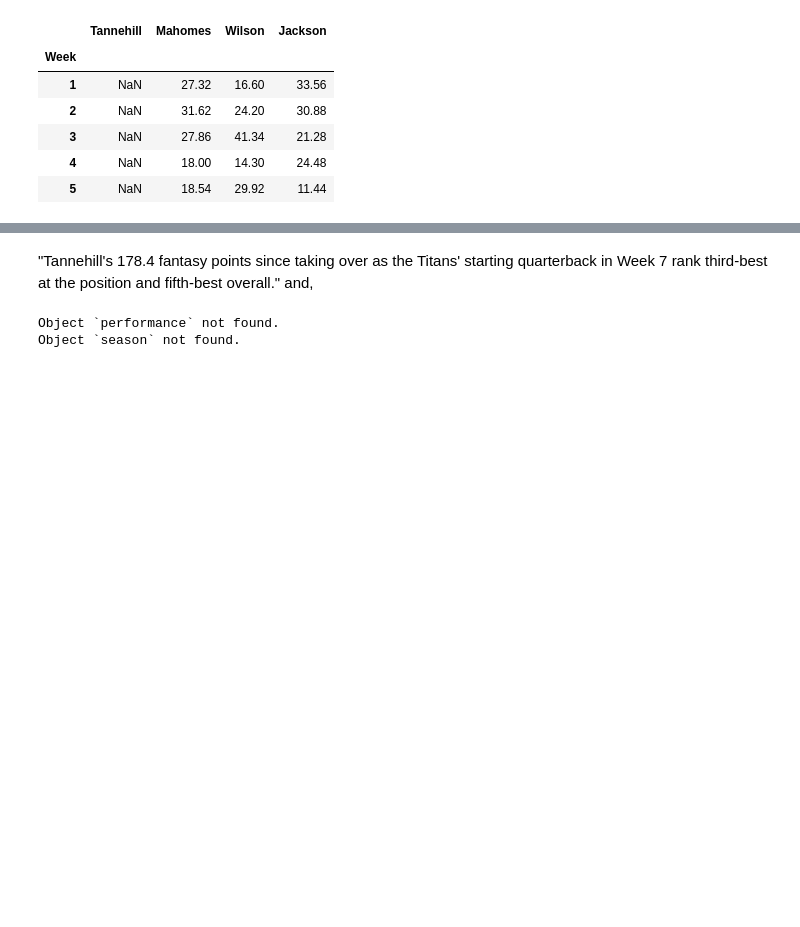
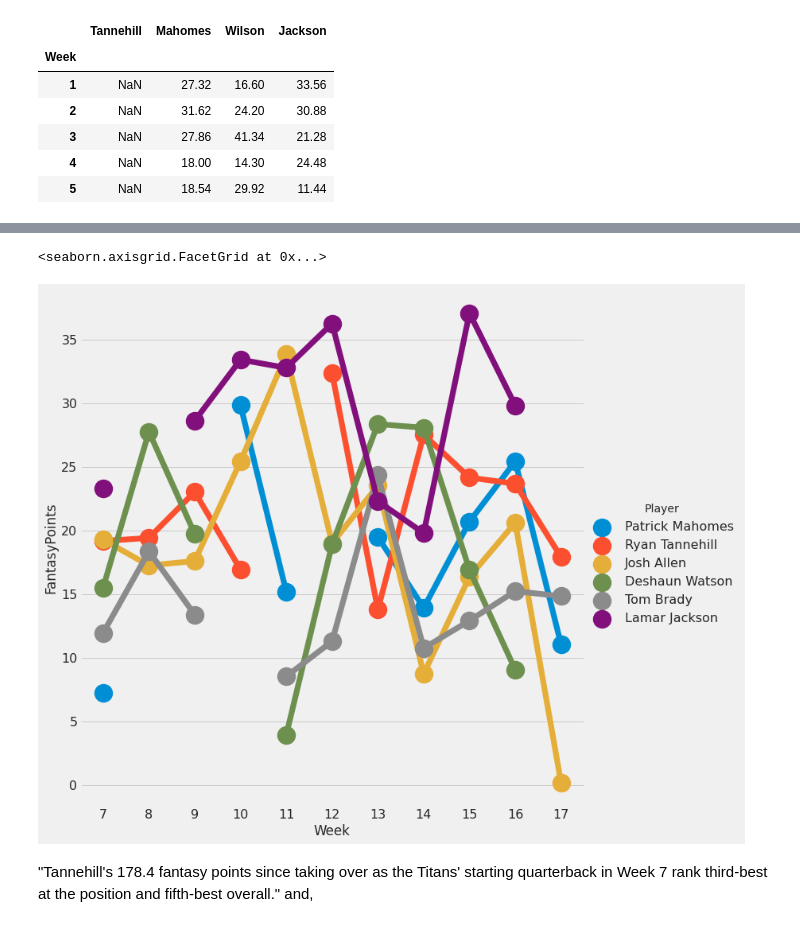
Before and after one commit to piercepatrick/Fantasy-Football-Analysis, a Jupyter notebook: Tannehilll_Analysis.ipynb, the cells around one changed output, grey strips where cells are left out. Drawn from its saved outputs; the diff is of its cells as text; code cells hidden in the pictures; blank space fills up the shorter version.

```diff
--- a/Tannehilll_Analysis.ipynb
+++ b/Tannehilll_Analysis.ipynb
@@ -209,9 +293,16 @@ plt.style.use('fivethirtyeight')
+# %%
+# Factor plot
+fp = qb_df_week[(qb_df_week['Player'] == 'Ryan Tannehill') | (qb_df_week['Player'] == 'Patrick Mahomes') |
+                (qb_df_week['Player'] == 'Lamar Jackson') | (qb_df_week['Player'] == 'Tom Brady') |
+                (qb_df_week['Player'] == 'Deshaun Watson') | (qb_df_week['Player'] == 'Josh Allen')]
+fp = fp[fp['Week'] >= 7]
+sns.factorplot(x='Week', y='FantasyPoints', data = fp, hue='Player', size = 10)
+# %% [output]
+<seaborn.axisgrid.FacetGrid at 0x...>
+[figure, added]
 # %% [markdown]
  "Tannehill's 178.4 fantasy points since taking over as the Titans' starting quarterback in Week 7 rank third-best at the position and fifth-best overall." and,
 # %%
-2. How much did the Marcus Mariota -> Ryan Tannehill switch in Week 7 affect the offense's Fantasy Footabll performance?
-
-3. Did Ryan Tannehill over-perform in the 2019-2020 season and is he due for a regression in the 2020-2021 season?
+# 2. How much did the Marcus Mariota -> Ryan Tannehill switch in Week 7 affect the offense's Fantasy Footabll performance?
+# do a factor plot from youtube video watch later
+# 3. Did Ryan Tannehill over-perform in the 2019-2020 season and is he due for a regression in the 2020-2021 season?
-# %% [output]
-Object `performance` not found.
-Object `season` not found.
```
Also changed, not shown: parts of 11 cells of this notebook.
